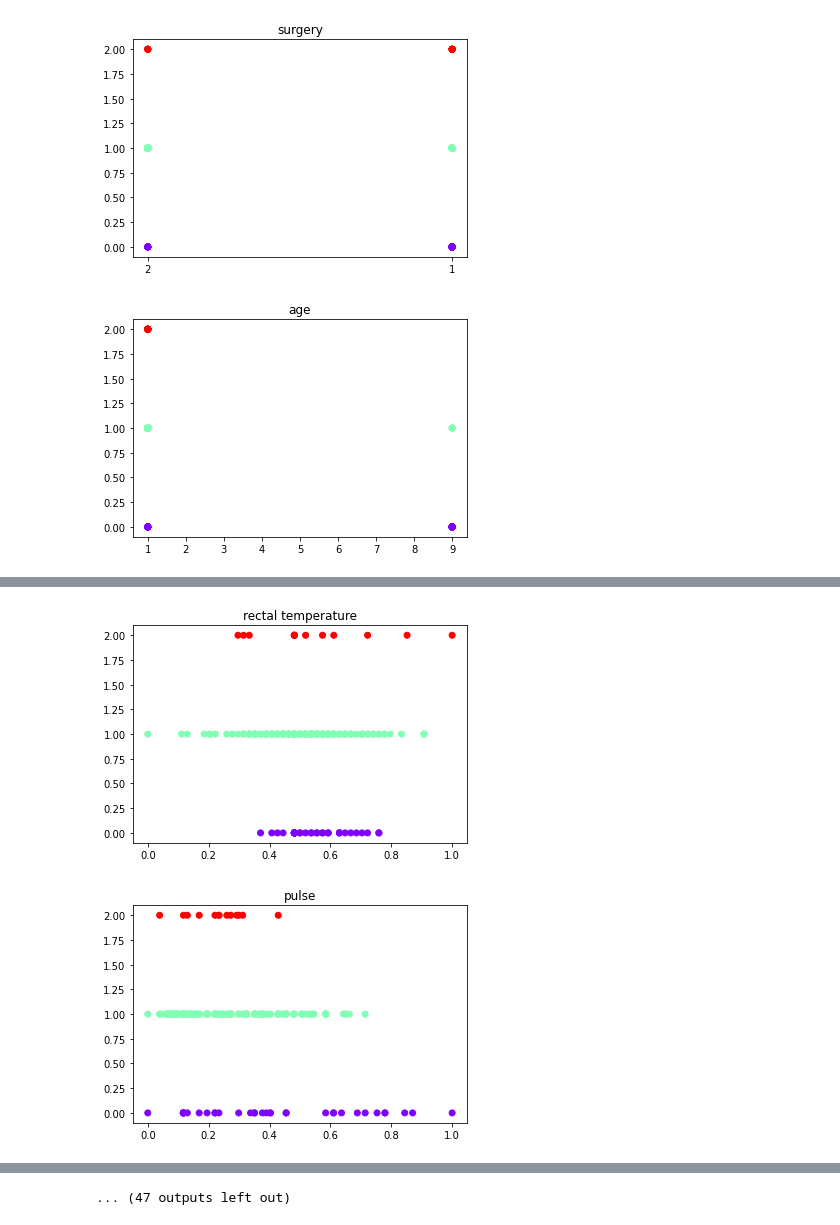
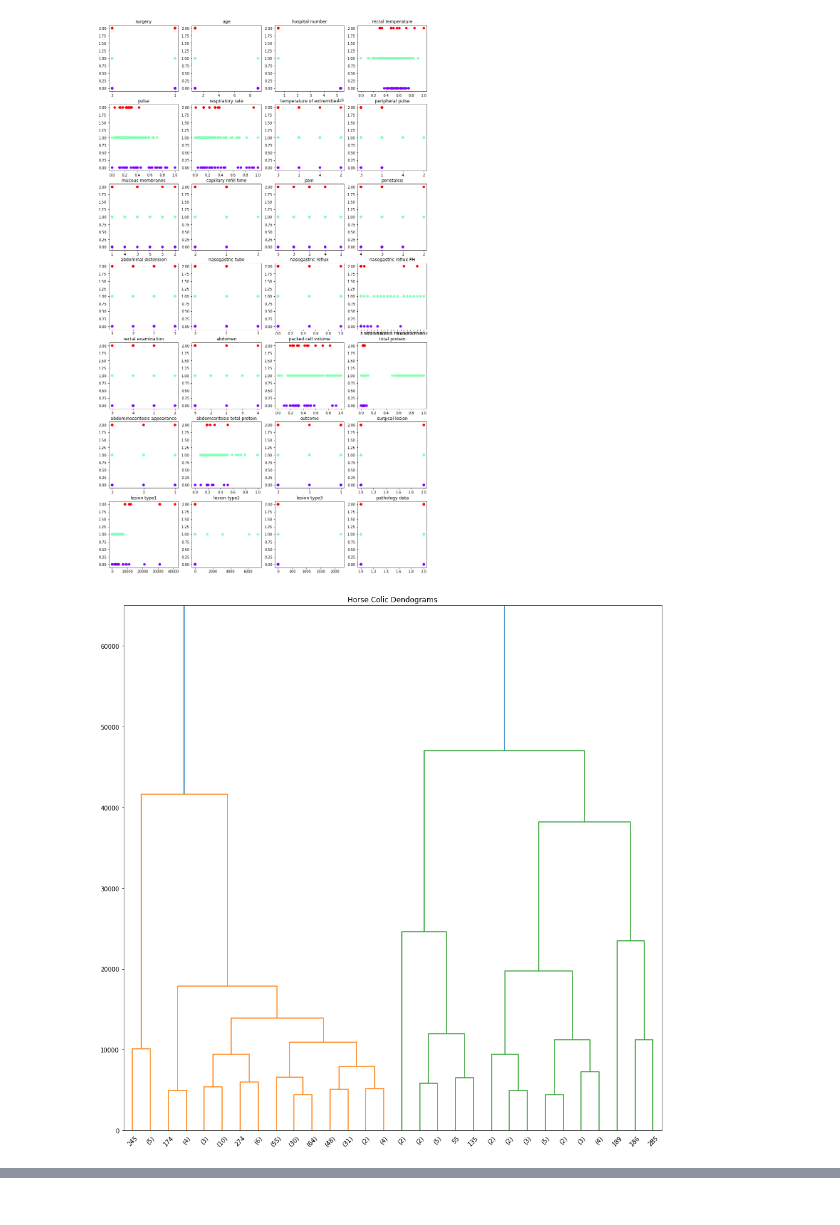
Before and after one commit to ZiadAlnagar189714/Data-Mining-Horse-Colic, a Jupyter notebook: app.ipynb, the cells around one changed output, grey strips where cells are left out. Saved outputs shown, nothing was run; the diff lists cells and outputs as text; code cells hidden in the pictures.

```diff
--- a/app.ipynb
+++ b/app.ipynb
@@ -1,11 +1,11 @@
 # %%
+import numpy as np
 import pandas as pd
+import matplotlib.pyplot as plt
+import scipy.cluster.hierarchy as shc
 from sklearn import preprocessing
 from sklearn.preprocessing import MinMaxScaler
-import numpy as np
-import matplotlib.pyplot as plt
 from sklearn.cluster import KMeans
-import scipy.cluster.hierarchy as shc
 from sklearn.cluster import AgglomerativeClustering
 
 colnames = ['surgery', 'age', 'hospital number', 'rectal temperature', 'pulse', 'respiratory rate', 'temperature of extremities', 'peripheral pulse', 'mucous membranes', 'capillary refill time', 'pain', 'peristalsis', 'abdominal distension', 'nasogastric tube',
@@ -13,7 +13,7 @@ colnames = ['surgery', 'age', 'hospital number', 'rectal temperature', 'pulse',
 catagorical_columns = []
 numerical_columns = ['rectal temperature', 'pulse', 'respiratory rate',
                      'nasogastric reflux', 'packed cell volume', 'total protein', 'abdomcentesis total protein']
-df = pd.read_csv("Z:\Dev\Projects\Python\Data Mining\Data_Mining_Hose_Colic\data\horse-colic.data",
+df = pd.read_csv("data\horse-colic.data",
                  sep=' ', names=colnames, header=None)
 df.columns.names = ['id']
 
@@ -28,52 +28,53 @@ for col in complete_df.columns:
 normalized_df = complete_df.copy()
 to_norm = normalized_df.loc[:, numerical_columns]
 # col_normalized = (norm-norm.min()) / (norm.max() - norm.min())
 x = to_norm.values  # returns a numpy array
 min_max_scaler = preprocessing.MinMaxScaler()
 x_scaled = min_max_scaler.fit_transform(x)
 to_norm = pd.DataFrame(x_scaled)
 normalized_df[numerical_columns] = to_norm
 
 # K-means
 refined_df = normalized_df.copy()
 x = refined_df
 # y = refined_df[['outcome']]
 
 kmeans = KMeans(algorithm='auto', copy_x=True, init='random', max_iter=300,
                 n_clusters=3, n_init=10,
                 random_state=0, tol=0.01, verbose=0)
-
-identified_clusters = kmeans.fit_predict(x)
-
-refined_df['clusters'] = pd.Series(identified_clusters)
+clusters = kmeans.fit_predict(x)
+refined_df['clusters'] = pd.Series(clusters)
 
 n = 0
+fig = plt.figure(figsize=(16, 28))
 for col in colnames:
-    plt.title(colnames[n])
-    plt.scatter(refined_df[col], refined_df['clusters'] ,c=refined_df['clusters'],cmap='rainbow')
-    plt.figure()
-    n+=1
+    p = plt.subplot(7, 4, n + 1)
+    p.set_title(colnames[n])
+    plt.scatter(refined_df[col], refined_df['clusters'],
+                c=refined_df['clusters'], cmap='rainbow')
+    n += 1
 
 # Hieratical
 refined_df_2 = normalized_df.copy()
-plt.figure(figsize=(16, 910))
+plt.figure(figsize=(16, 16))
 plt.title("Horse Colic Dendograms")
 dend = shc.dendrogram(shc.linkage(
     refined_df_2, method='complete'), truncate_mode='lastp')
-plt.axhline(y=1, color='r', linestyle='--')
-plt.show()
+plt.ylim(0, 65000)
 
-cluster = AgglomerativeClustering(
+Aglo = AgglomerativeClustering(
     n_clusters=3, affinity='euclidean', linkage='ward')
-cluster.fit_predict(refined_df_2)
-plt.figure(figsize=(10, 7))
-m = 0
+clusters = cluster.fit_predict(refined_df_2)
+refined_df_2['clusters'] = pd.Series(clusters)
+
+n = 0
+plt.figure(figsize=(16, 28))
 for col in colnames:
-    plt.title(colnames[m])
-    plt.scatter(refined_df[col], refined_df['clusters'],
-                c=refined_df['clusters'], cmap='rainbow')
-    plt.figure()
-    m += 1
+    p = plt.subplot(7, 4, n + 1)
+    p.set_title(colnames[n])
+    plt.scatter(refined_df_2[col], refined_df_2['clusters'],
+                c=refined_df_2['clusters'], cmap='rainbow')
+    n += 1
 # %% [output]
-[figure, old version]
+[figure, new version]
-[figure, old version]
+[figure, new version]
@@ -81,2 +81,0 @@ for col in colnames:
-[figure, removed]
-[figure, removed]
@@ -90 +81,0 @@ for col in colnames:
-... (47 outputs left out)
```
Also changed, not shown: parts of 1 cell of this notebook, 1 other file.
